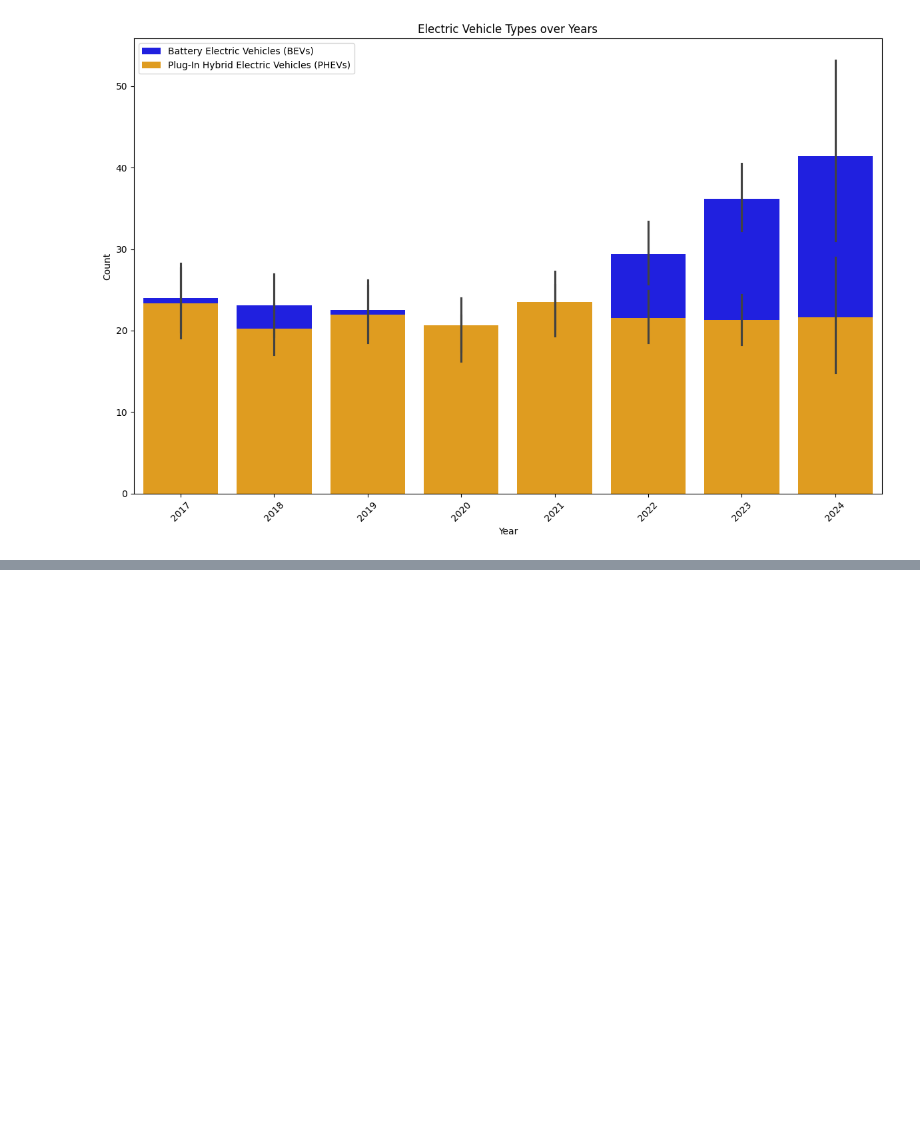
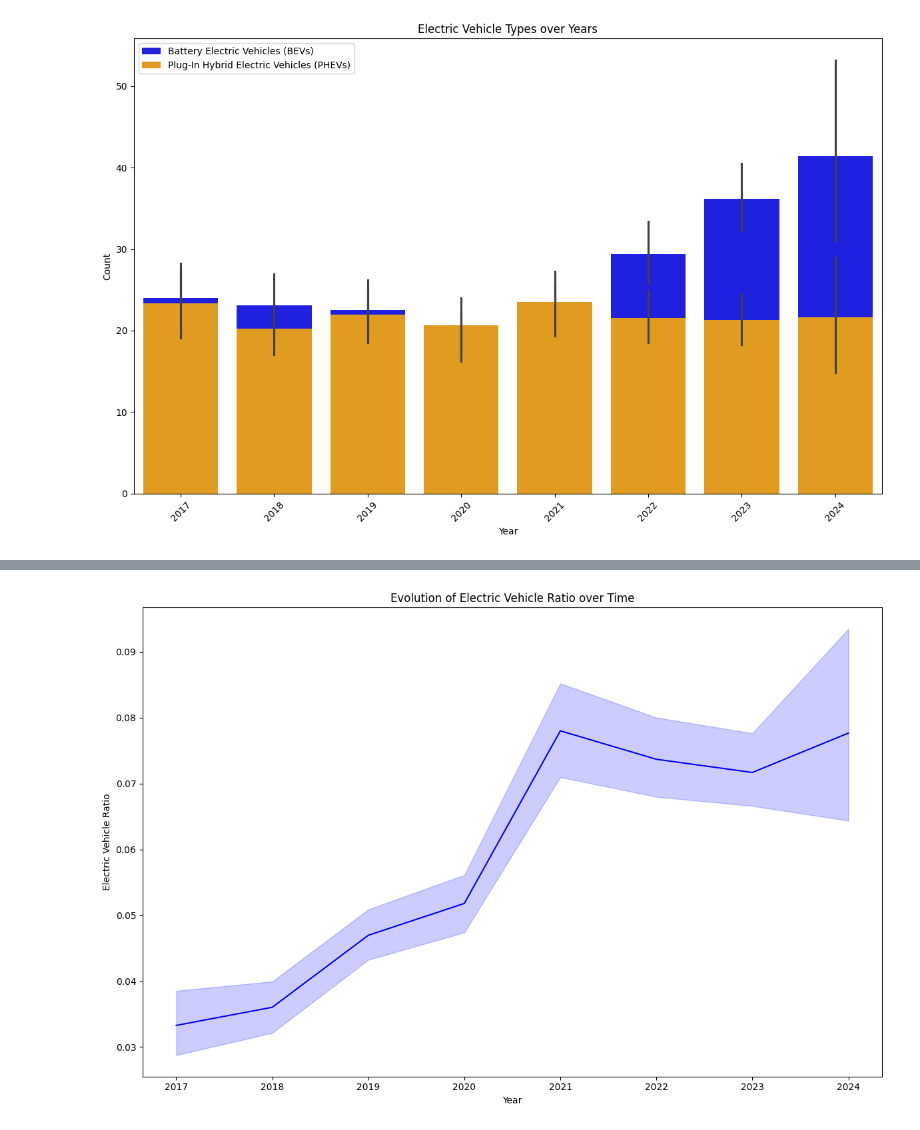
Before and after one commit to khelifaYacine/Electric_Vehicule_Population-by-Country, a Jupyter notebook: EDA.ipynb, the cells around one changed output, grey strips where cells are left out. Cells and saved outputs as stored; diff of their text form; code cells hidden in the pictures; blank space fills up the shorter version.

Commit message:
comparaison et calcule rasio

```diff
--- a/EDA.ipynb
+++ b/EDA.ipynb
@@ -145,0 +183,14 @@ plt.show()
+# %%
+# Calculer le ratio des véhicules électriques par rapport au total
+df["Electric Vehicle Ratio"] = df["Electric Vehicle (EV) Total"] / df["Total Vehicles"]
+
+# Tracer le graphique linéaire
+plt.figure(figsize=(12, 8))
+sns.lineplot(x="Year", y="Electric Vehicle Ratio", data=df, color="blue")
+plt.title('Evolution of Electric Vehicle Ratio over Time')
+plt.xlabel('Year')
+plt.ylabel('Electric Vehicle Ratio')
+plt.tight_layout()
+plt.show()
+# %% [output]
+[figure, added]
```
Also changed, not shown: parts of 3 cells of this notebook.
